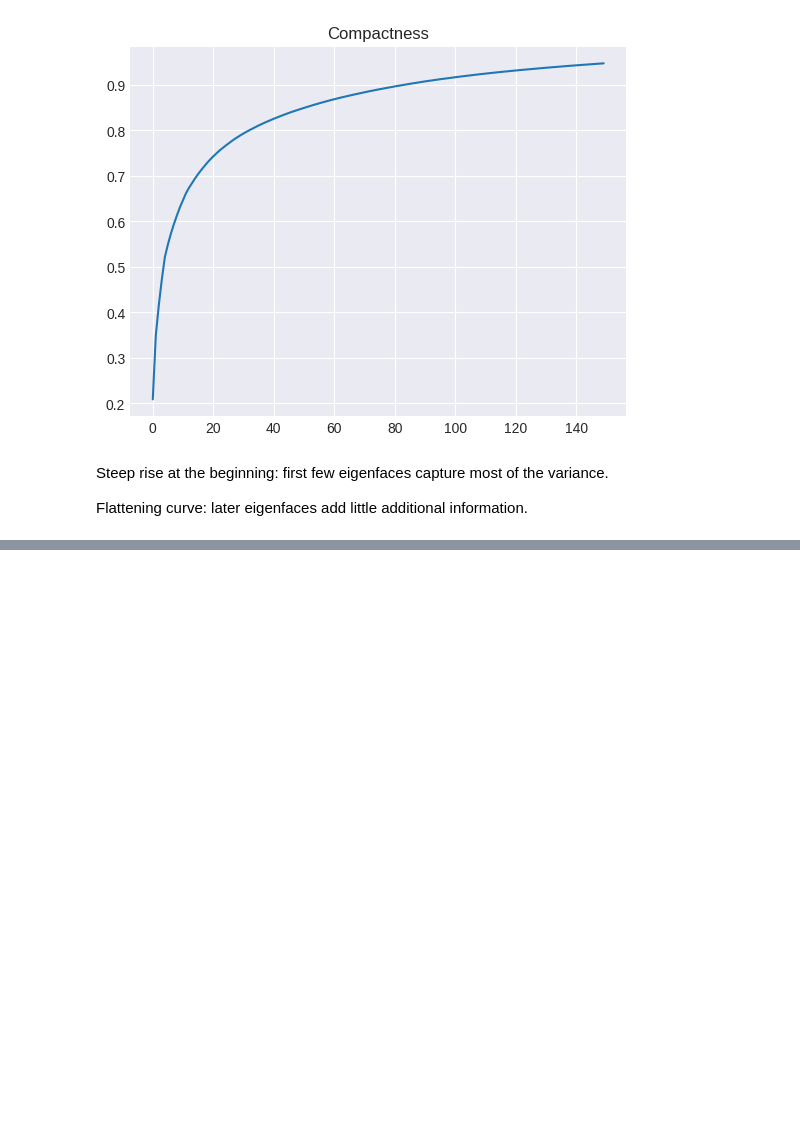
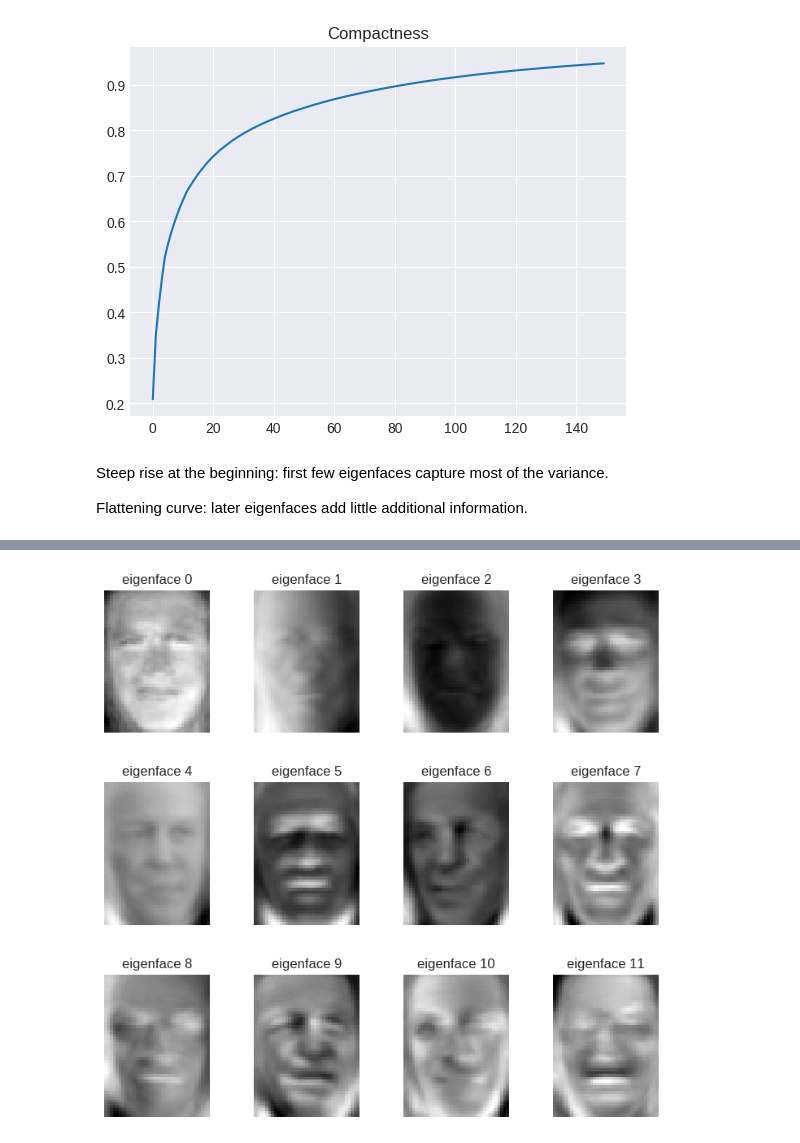
Before and after one commit to samuel2003-coder/3710-a2, a Jupyter notebook: COMP3710_A2.ipynb, the cells around one changed output, grey strips where cells are left out. Drawn from its saved outputs; the diff is of its cells as text; code cells hidden in the pictures; blank space fills up the shorter version.

```diff
--- a/COMP3710_A2.ipynb
+++ b/COMP3710_A2.ipynb
@@ -639,0 +679,95 @@ Flattening curve: later eigenfaces add little additional information.
+# %%
+import torch
+import torch.nn.functional as F
+import numpy as np
+import matplotlib.pyplot as plt
+from sklearn.datasets import fetch_lfw_people
+from sklearn.model_selection import train_test_split
+from sklearn.metrics import classification_report
+from sklearn.ensemble import RandomForestClassifier
+
+# -----------------------------
+# Load data
+# -----------------------------
+lfw_people = fetch_lfw_people(min_faces_per_person=70, resize=0.4)
+n_samples, h, w = lfw_people.images.shape
+X = lfw_people.data
+y = lfw_people.target
+target_names = lfw_people.target_names
+n_classes = target_names.shape[0]
+n_features = X.shape[1]
+
+print(f"Total dataset size:\nn_samples: {n_samples}\nn_features: {n_features}\nn_classes: {n_classes}")
+
+# Train/test split
+X_train, X_test, y_train, y_test = train_test_split(X, y, test_size=0.25, random_state=42)
+
+# Convert to torch tensors
+X_train_t = torch.tensor(X_train, dtype=torch.float32)
+X_test_t = torch.tensor(X_test, dtype=torch.float32)
+
+# -----------------------------
+# PCA with PyTorch
+# -----------------------------
+n_components = 150
+
+# Center the data
+mean = X_train_t.mean(dim=0)
+X_train_t -= mean
+X_test_t -= mean
+
+# Compute SVD
+# X = U S V^T  -> eigenfaces = V[:n_components]
+U, S, V = torch.linalg.svd(X_train_t, full_matrices=False)
+components = V[:n_components]  # shape: [n_components, n_features]
+
+# Project into PCA space
+X_train_pca = X_train_t @ components.T
+X_test_pca = X_test_t @ components.T
+
+print("X_train_pca shape:", X_train_pca.shape)
+print("X_test_pca shape:", X_test_pca.shape)
+
+# -----------------------------
+# Visualize eigenfaces
+# -----------------------------
+eigenfaces = components.reshape((n_components, h, w))
+
+def plot_gallery(images, titles, h, w, n_row=3, n_col=4):
+    plt.figure(figsize=(1.8 * n_col, 2.4 * n_row))
+    plt.subplots_adjust(bottom=0, left=.01, right=.99, top=.90, hspace=.35)
+    for i in range(n_row * n_col):
+        plt.subplot(n_row, n_col, i + 1)
+        plt.imshow(images[i].cpu().numpy(), cmap=plt.cm.gray)
+        plt.title(titles[i], size=12)
+        plt.xticks(())
+        plt.yticks(())
+
+eigenface_titles = [f"eigenface {i}" for i in range(eigenfaces.shape[0])]
+plot_gallery(eigenfaces, eigenface_titles, h, w)
+plt.show()
+
+# -----------------------------
+# Compactness plot
+# -----------------------------
+explained_variance = (S ** 2) / (n_samples - 1)
+explained_variance_ratio = explained_variance / explained_variance.sum()
+ratio_cumsum = torch.cumsum(explained_variance_ratio, dim=0)
+
+plt.plot(np.arange(n_components), ratio_cumsum[:n_components].numpy())
+plt.title('Compactness')
+plt.xlabel('Eigenvalue count')
+plt.ylabel('Cumulative explained variance')
+plt.show()
+
+# -----------------------------
+# Random Forest classifier
+# -----------------------------
+estimator = RandomForestClassifier(n_estimators=150, max_depth=15, max_features=150)
+estimator.fit(X_train_pca.numpy(), y_train)
+predictions = estimator.predict(X_test_pca.numpy())
+
+accuracy = np.sum(predictions == y_test) / len(y_test)
+print(f"Accuracy: {accuracy}")
+print(classification_report(y_test, predictions, target_names=target_names))
+# %% [output]
@@ -639,0 +780 @@ Flattening curve: later eigenfaces add little additional information.
+[figure, added]
```
Also changed, not shown: parts of 5 cells of this notebook.
